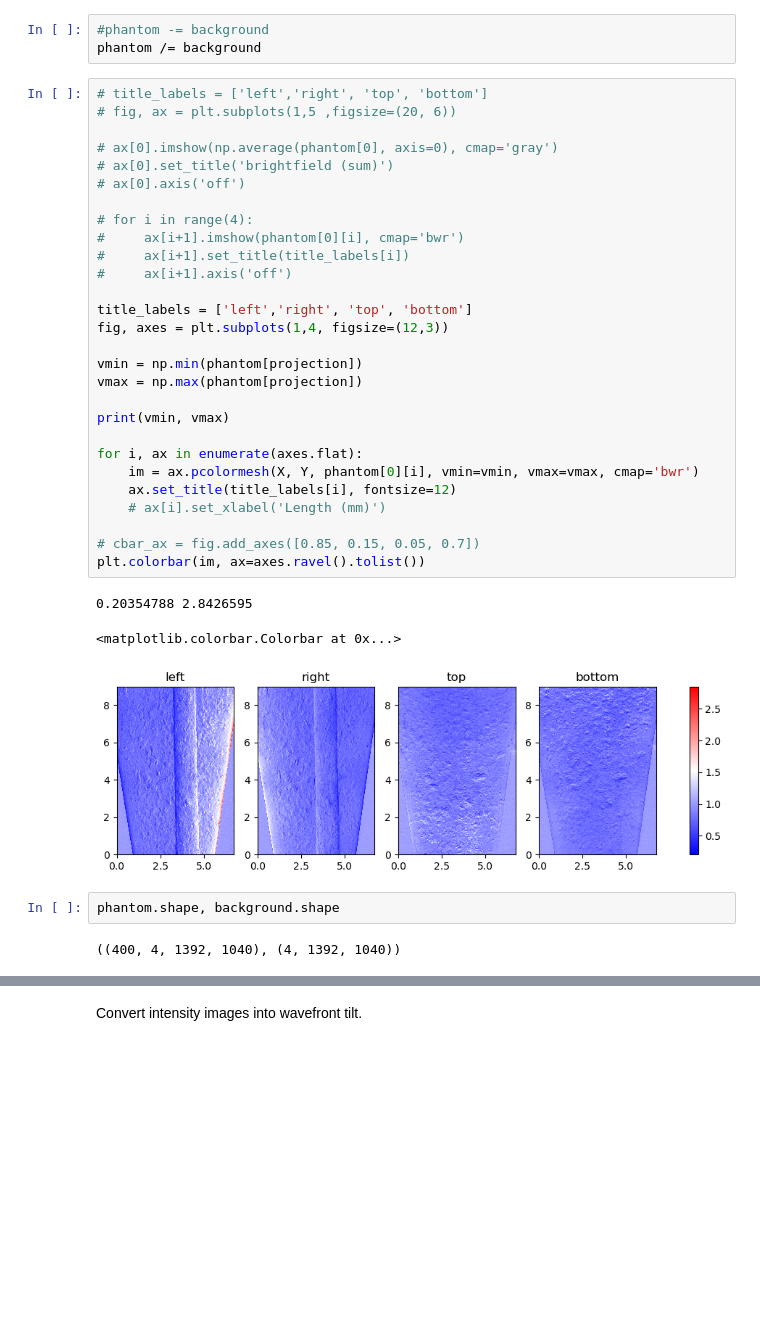
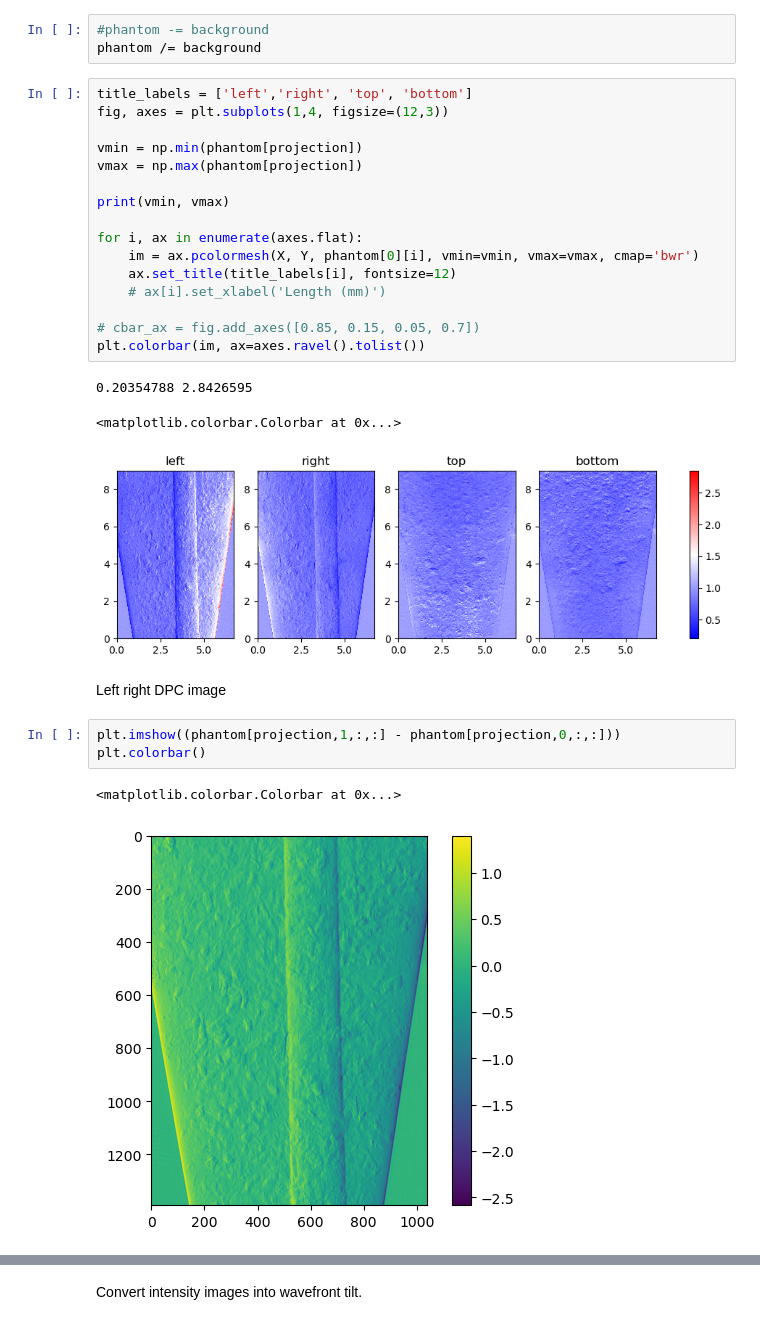
Before and after one commit to kwokkenton/optea, a Jupyter notebook: led_array/agarose_phantom_analysis.ipynb, the cells around one changed output, grey strips where cells are left out. Saved outputs shown, nothing was run; the diff lists cells and outputs as text; blank space fills up the shorter version.

```diff
--- a/led_array/agarose_phantom_analysis.ipynb
+++ b/led_array/agarose_phantom_analysis.ipynb
@@ -110,18 +100,6 @@ Parthasarathy et al 2012 do not specify background subtraction. Background divis
 #phantom -= background
 phantom /= background
 # %%
-# title_labels = ['left','right', 'top', 'bottom']
-# fig, ax = plt.subplots(1,5 ,figsize=(20, 6))
-
-# ax[0].imshow(np.average(phantom[0], axis=0), cmap='gray')
-# ax[0].set_title('brightfield (sum)')
-# ax[0].axis('off')
-
-# for i in range(4):
-#     ax[i+1].imshow(phantom[0][i], cmap='bwr')
-#     ax[i+1].set_title(title_labels[i])
-#     ax[i+1].axis('off')
-
 title_labels = ['left','right', 'top', 'bottom']
 fig, axes = plt.subplots(1,4, figsize=(12,3))
 
@@ -141,7 +119,11 @@ plt.colorbar(im, ax=axes.ravel().tolist())
 0.20354788 2.8426595
 <matplotlib.colorbar.Colorbar at 0x...>
 [figure]
-# %%
-phantom.shape, background.shape
-# %% [output]
-((400, 4, 1392, 1040), (4, 1392, 1040))
+# %% [markdown]
+Left right DPC image
+# %%
+plt.imshow((phantom[projection,1,:,:] - phantom[projection,0,:,:]))
+plt.colorbar()
+# %% [output]
+<matplotlib.colorbar.Colorbar at 0x...>
+[figure, added]
```
Also changed, not shown: parts of 22 cells of this notebook, 1 other file.
